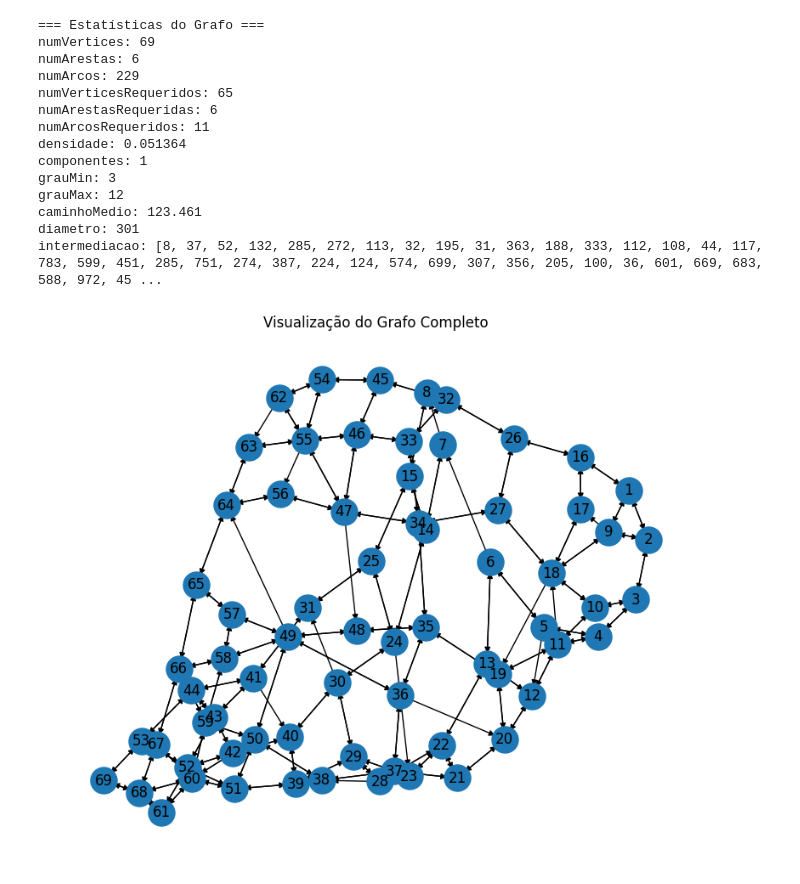
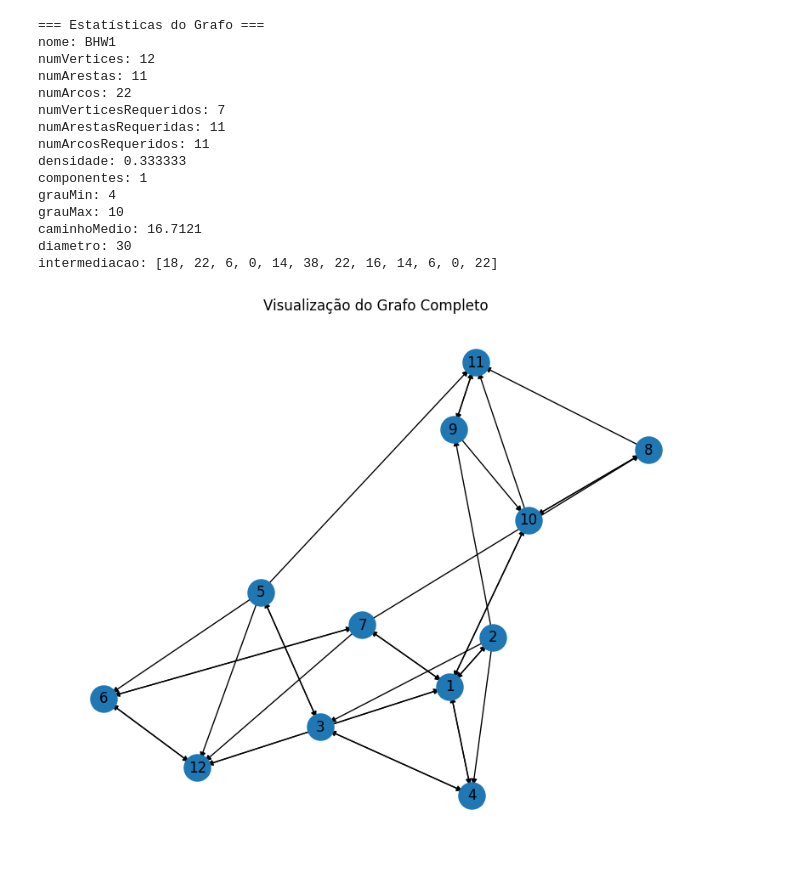
Before and after one commit to igorfortunatobr/trabalho_grafos, a Jupyter notebook: Etapa_1_Visualização.ipynb, the cells around one changed output. Drawn from its saved outputs; the diff is of its cells as text; code cells hidden in the pictures.

```diff
--- a/Etapa_1_Visualização.ipynb
+++ b/Etapa_1_Visualização.ipynb
@@ -26,43 +36,46 @@ import pydot
 #   "grafo_dot": "digraph G {\\n  1 [label=\"1\"];\\n  2 [label=\"2\"];\\n  1 -> 2 [dir=both, arrowtail=none, arrowhead=none, label=\"10\"];\\n}"
 # }
 
+nomeArquivo = 'estatisticas_BHW1.json'
+
 # Carrega o arquivo JSON
-with open('estatisticas.json', 'r') as f:
+with open(nomeArquivo, 'r') as f:
     dados = json.load(f)
 
 # Exibe as estatísticas
 estatisticas = dados['estatisticas']
 print("=== Estatísticas do Grafo ===")
 for chave, valor in estatisticas.items():
     print(f"{chave}: {valor}")
 
 # Lê a string DOT e cria o grafo com NetworkX
 dot_data = dados['grafo_dot']
 (pydot_graph,) = pydot.graph_from_dot_data(dot_data)
 G = nx.DiGraph(nx.nx_pydot.from_pydot(pydot_graph))
 
 # Desenha o grafo
 plt.figure(figsize=(10, 8))
 pos = nx.spring_layout(G)
 nx.draw_networkx_nodes(G, pos, node_size=500)
 nx.draw_networkx_labels(G, pos)
 nx.draw_networkx_edges(G, pos, arrows=True)
 plt.title("Visualização do Grafo Completo")
 plt.axis('off')
 plt.show()
 # %% [output]
 === Estatísticas do Grafo ===
-numVertices: 69
-numArestas: 6
-numArcos: 229
-numVerticesRequeridos: 65
-numArestasRequeridas: 6
+nome: BHW1
+numVertices: 12
+numArestas: 11
+numArcos: 22
+numVerticesRequeridos: 7
+numArestasRequeridas: 11
 numArcosRequeridos: 11
-densidade: 0.051364
+densidade: 0.333333
 componentes: 1
-grauMin: 3
-grauMax: 12
-caminhoMedio: 123.461
-diametro: 301
-intermediacao: [8, 37, 52, 132, 285, 272, 113, 32, 195, 31, 363, 188, 333, 112, 108, 44, 117, 783, 599, 451, 285, 751, 274, 387, 224, 124, 574, 699, 307, 356, 205, 100, 36, 601, 669, 683, 588, 972, 45 ...
+grauMin: 4
+grauMax: 10
+caminhoMedio: 16.7121
+diametro: 30
+intermediacao: [18, 22, 6, 0, 14, 38, 22, 16, 14, 6, 0, 22]
-[figure, old version]
+[figure, new version]
```
Also changed, not shown: parts of 1 cell of this notebook, 1 other file.
